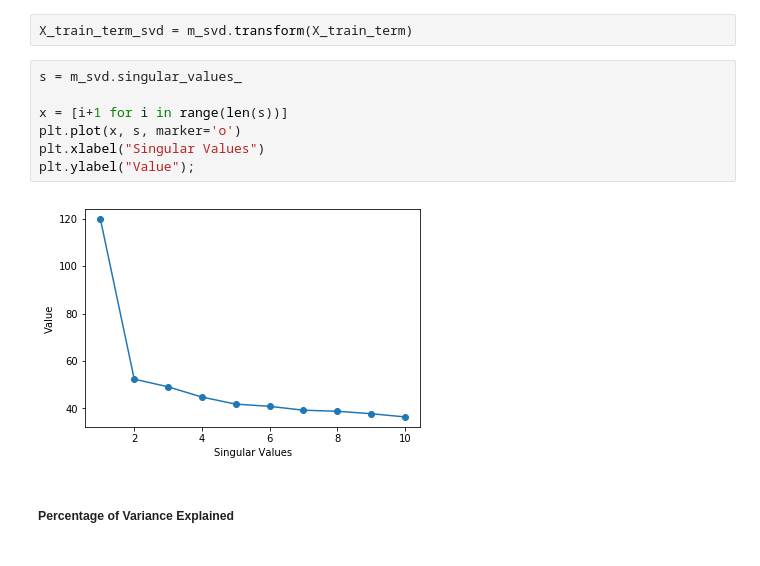
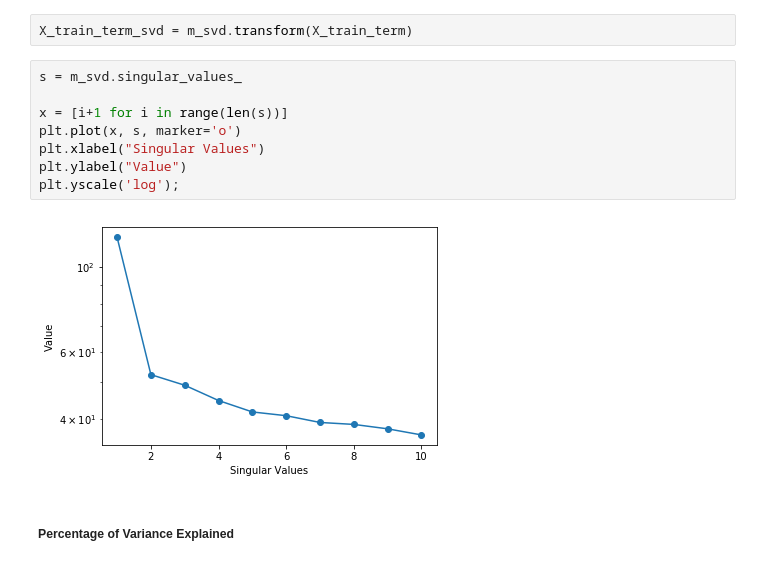
Before and after one commit to nReyna/capstone-VeCan-or-VeCant, a Jupyter notebook: KMeans_Yelp.ipynb, the cells around one changed output. Saved outputs shown, nothing was run; the diff lists cells and outputs as text.

```diff
--- a/KMeans_Yelp.ipynb
+++ b/KMeans_Yelp.ipynb
@@ -129,12 +130,13 @@ X_train_term_svd = m_svd.transform(X_train_term)
 # %%
 s = m_svd.singular_values_
 
 x = [i+1 for i in range(len(s))]
 plt.plot(x, s, marker='o')
 plt.xlabel("Singular Values")
-plt.ylabel("Value");
+plt.ylabel("Value")
+plt.yscale('log');
 # %% [output]
-[figure, old version]
+[figure, new version]
 # %% [markdown]
 ##### Percentage of Variance Explained
 # %%
```
Also changed, not shown: parts of 14 cells of this notebook, 1 other file.
